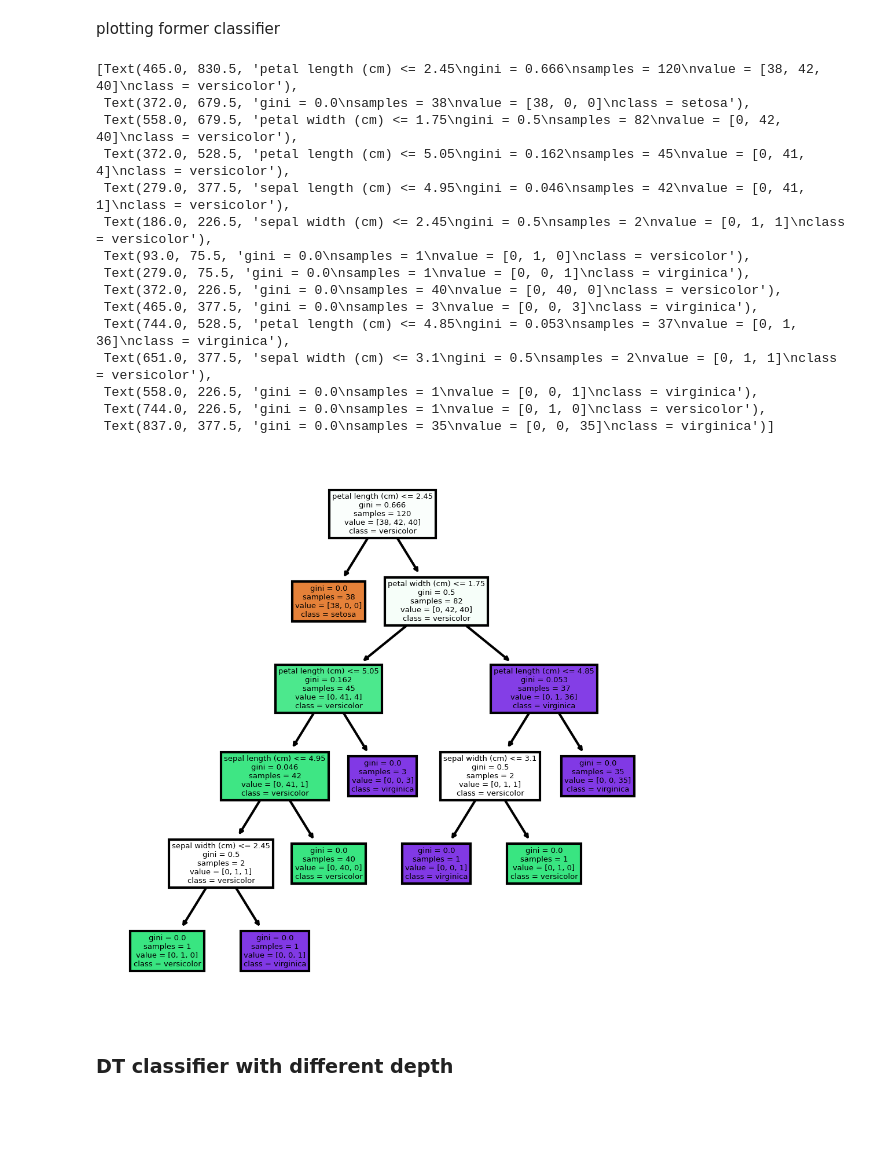
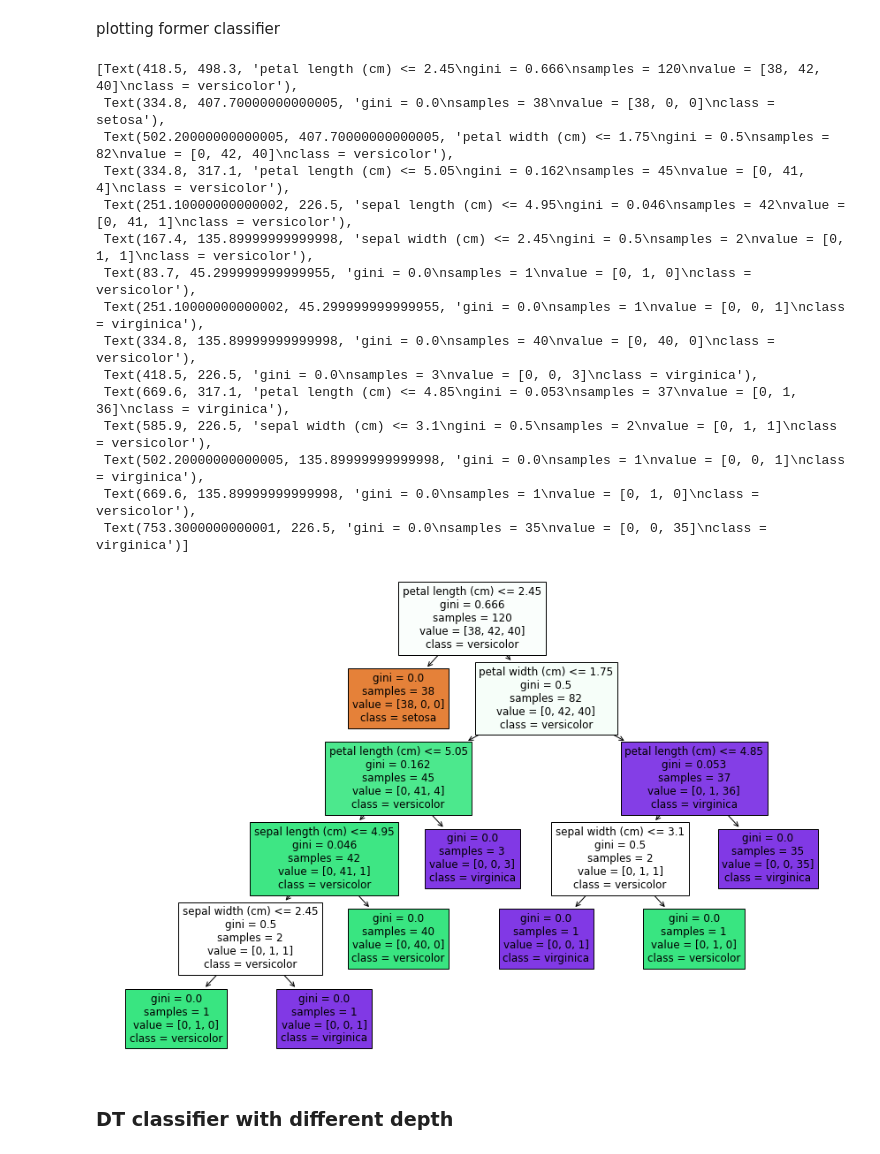
Before and after one commit to MohammadFarrahi/AI-SummerSchool-ACM2021-Task3, a Jupyter notebook: task3-part3.ipynb, the cells around one changed output. Cells and saved outputs as stored; diff of their text form; code cells hidden in the pictures; blank space fills up the shorter version.

Commit message:
part3: plots manipulated

```diff
--- a/task3-part3.ipynb
+++ b/task3-part3.ipynb
@@ -49,28 +49,28 @@ DecisionTreeClassifier(random_state=42)
 # %% [markdown]
 plotting former classifier
 # %%
-fig, axes = plt.subplots(nrows = 1,ncols = 1,figsize = (4,4), dpi=300)
+fig, axes = plt.subplots(nrows = 1,ncols = 1,figsize = (15,10))
 
 fn=['sepal length (cm)','sepal width (cm)','petal length (cm)','petal width (cm)']
 cn=['setosa', 'versicolor', 'virginica']
 tree.plot_tree(clsfr1, feature_names=fn, class_names=cn, filled=True)
 # %% [output]
-[Text(465.0, 830.5, 'petal length (cm) <= 2.45\ngini = 0.666\nsamples = 120\nvalue = [38, 42, 40]\nclass = versicolor'),
- Text(372.0, 679.5, 'gini = 0.0\nsamples = 38\nvalue = [38, 0, 0]\nclass = setosa'),
- Text(558.0, 679.5, 'petal width (cm) <= 1.75\ngini = 0.5\nsamples = 82\nvalue = [0, 42, 40]\nclass = versicolor'),
- Text(372.0, 528.5, 'petal length (cm) <= 5.05\ngini = 0.162\nsamples = 45\nvalue = [0, 41, 4]\nclass = versicolor'),
- Text(279.0, 377.5, 'sepal length (cm) <= 4.95\ngini = 0.046\nsamples = 42\nvalue = [0, 41, 1]\nclass = versicolor'),
- Text(186.0, 226.5, 'sepal width (cm) <= 2.45\ngini = 0.5\nsamples = 2\nvalue = [0, 1, 1]\nclass = versicolor'),
- Text(93.0, 75.5, 'gini = 0.0\nsamples = 1\nvalue = [0, 1, 0]\nclass = versicolor'),
- Text(279.0, 75.5, 'gini = 0.0\nsamples = 1\nvalue = [0, 0, 1]\nclass = virginica'),
- Text(372.0, 226.5, 'gini = 0.0\nsamples = 40\nvalue = [0, 40, 0]\nclass = versicolor'),
- Text(465.0, 377.5, 'gini = 0.0\nsamples = 3\nvalue = [0, 0, 3]\nclass = virginica'),
- Text(744.0, 528.5, 'petal length (cm) <= 4.85\ngini = 0.053\nsamples = 37\nvalue = [0, 1, 36]\nclass = virginica'),
- Text(651.0, 377.5, 'sepal width (cm) <= 3.1\ngini = 0.5\nsamples = 2\nvalue = [0, 1, 1]\nclass = versicolor'),
- Text(558.0, 226.5, 'gini = 0.0\nsamples = 1\nvalue = [0, 0, 1]\nclass = virginica'),
- Text(744.0, 226.5, 'gini = 0.0\nsamples = 1\nvalue = [0, 1, 0]\nclass = versicolor'),
- Text(837.0, 377.5, 'gini = 0.0\nsamples = 35\nvalue = [0, 0, 35]\nclass = virginica')]
+[Text(418.5, 498.3, 'petal length (cm) <= 2.45\ngini = 0.666\nsamples = 120\nvalue = [38, 42, 40]\nclass = versicolor'),
+ Text(334.8, 407.70000000000005, 'gini = 0.0\nsamples = 38\nvalue = [38, 0, 0]\nclass = setosa'),
+ Text(502.20000000000005, 407.70000000000005, 'petal width (cm) <= 1.75\ngini = 0.5\nsamples = 82\nvalue = [0, 42, 40]\nclass = versicolor'),
+ Text(334.8, 317.1, 'petal length (cm) <= 5.05\ngini = 0.162\nsamples = 45\nvalue = [0, 41, 4]\nclass = versicolor'),
+ Text(251.10000000000002, 226.5, 'sepal length (cm) <= 4.95\ngini = 0.046\nsamples = 42\nvalue = [0, 41, 1]\nclass = versicolor'),
+ Text(167.4, 135.89999999999998, 'sepal width (cm) <= 2.45\ngini = 0.5\nsamples = 2\nvalue = [0, 1, 1]\nclass = versicolor'),
+ Text(83.7, 45.299999999999955, 'gini = 0.0\nsamples = 1\nvalue = [0, 1, 0]\nclass = versicolor'),
+ Text(251.10000000000002, 45.299999999999955, 'gini = 0.0\nsamples = 1\nvalue = [0, 0, 1]\nclass = virginica'),
+ Text(334.8, 135.89999999999998, 'gini = 0.0\nsamples = 40\nvalue = [0, 40, 0]\nclass = versicolor'),
+ Text(418.5, 226.5, 'gini = 0.0\nsamples = 3\nvalue = [0, 0, 3]\nclass = virginica'),
+ Text(669.6, 317.1, 'petal length (cm) <= 4.85\ngini = 0.053\nsamples = 37\nvalue = [0, 1, 36]\nclass = virginica'),
+ Text(585.9, 226.5, 'sepal width (cm) <= 3.1\ngini = 0.5\nsamples = 2\nvalue = [0, 1, 1]\nclass = versicolor'),
+ Text(502.20000000000005, 135.89999999999998, 'gini = 0.0\nsamples = 1\nvalue = [0, 0, 1]\nclass = virginica'),
+ Text(669.6, 135.89999999999998, 'gini = 0.0\nsamples = 1\nvalue = [0, 1, 0]\nclass = versicolor'),
+ Text(753.3000000000001, 226.5, 'gini = 0.0\nsamples = 35\nvalue = [0, 0, 35]\nclass = virginica')]
-[figure, old version]
+[figure, new version]
 # %% [markdown]
 ### DT classifier with different depth
 # %%
```
Also changed, not shown: parts of 1 cell of this notebook.
